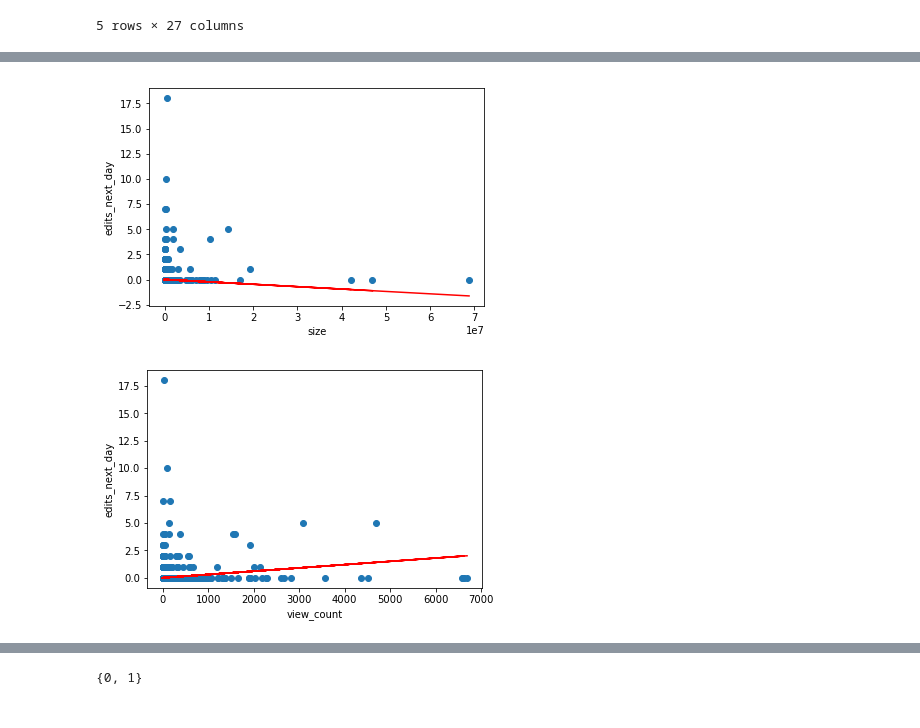
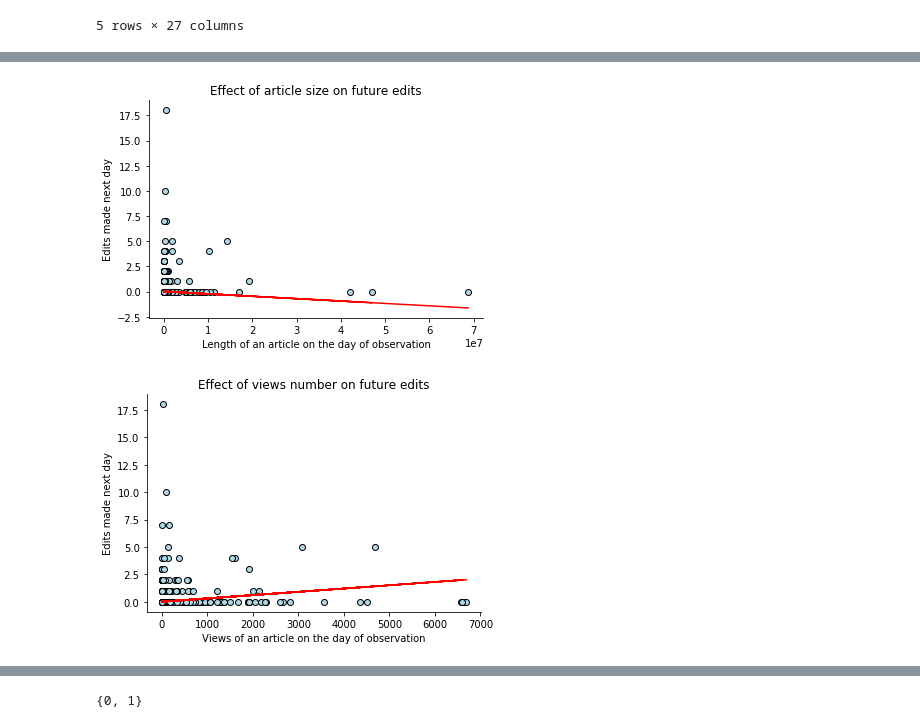
Before and after one commit to FajneFarita/Looking-for-a-Needle-in-a-Haystack-Predicting-Wikipedia-Edits, a Jupyter notebook: data/samples/data-exploration.ipynb, the cells around one changed output, grey strips where cells are left out. Drawn from its saved outputs; the diff is of its cells as text; code cells hidden in the pictures.

Commit message:
scatter plots upd

```diff
--- a/data/samples/data-exploration.ipynb
+++ b/data/samples/data-exploration.ipynb
@@ -65,28 +66,34 @@ strong multicollinearity or other numerical problems.
 # %%
 # effect of size controlling for view_count
 
 sorted_size = np.asarray(sorted(sample['size']))
-
-plt.scatter(sample['size'], sample['edits_next_day'])
+plt.figure()
+plt.scatter(sample['size'], sample['edits_next_day'], edgecolor='black', color='lightblue')
+plt.ylabel('Edits made next day')
+plt.xlabel('Length of an article on the day of observation')
+plt.title('Effect of article size on future edits')
+ax = plt.axes()
+ax.spines['top'].set_visible(False)
+ax.spines['right'].set_visible(False)
 
 linear = plt.plot(
     sorted_size,
     0.0064 + -2.372e-08*sorted_size,
     color='r')
 
+
 # plt.xlim(0, 15000000)
-plt.xlabel('size')
-plt.ylabel('edits_next_day')
+
 
 plt.show()
 # %% [output]
-[figure, old version]
+[figure, new version]
 # %%
 # effect of view_count controlling for size
 
 sorted_view_count = np.asarray(sorted(sample['view_count']))
 
-plt.scatter(sample['view_count'], sample['edits_next_day'])
+plt.scatter(sample['view_count'], sample['edits_next_day'], edgecolor='black', color='lightblue')
 
 linear = plt.plot(
     sorted_view_count,
@@ -94,12 +101,16 @@ linear = plt.plot(
     color='r')
 
 # plt.xlim(0, 10000)
-plt.xlabel('view_count')
-plt.ylabel('edits_next_day')
+plt.ylabel('Edits made next day')
+plt.xlabel('Views of an article on the day of observation')
+plt.title('Effect of views number on future edits')
+ax = plt.axes()
+ax.spines['top'].set_visible(False)
+ax.spines['right'].set_visible(False)
 
 plt.show()
 # %% [output]
-[figure, old version]
+[figure, new version]
 # %%
 result = smf.ols(formula = "edits_next_day ~ edits + view_count + size + edits_talk + view_count_talk + size_talk", data = sample).fit()
 print(result.summary())
```
Also changed, not shown: parts of 2 cells of this notebook.
